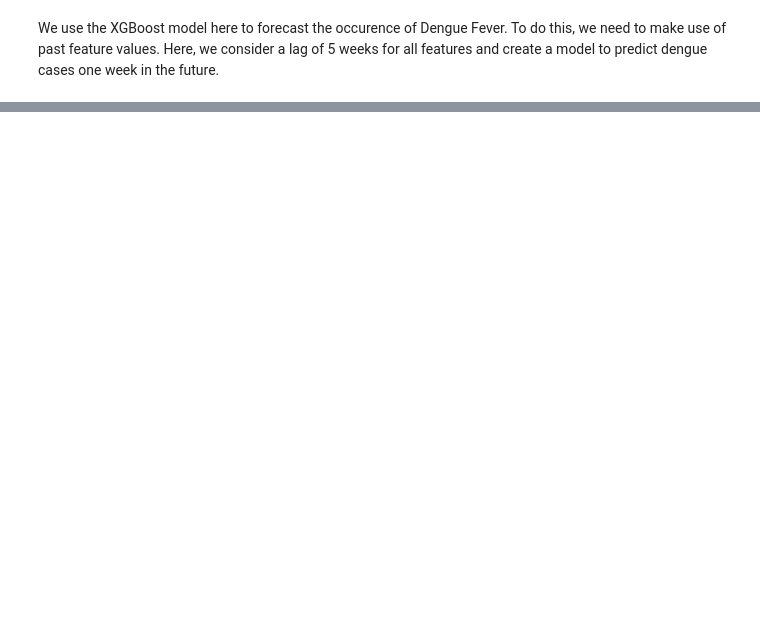
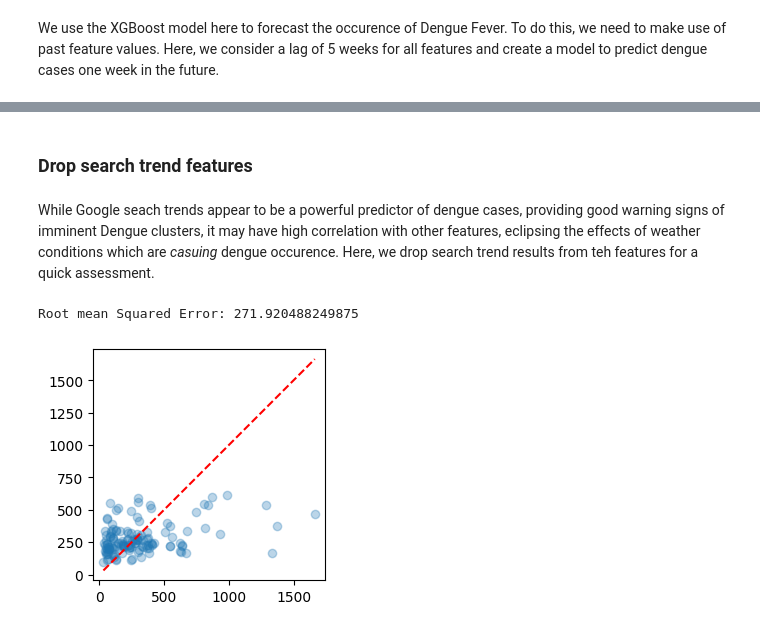
Before and after one commit to kampungkat/dengue-predictor, a Jupyter notebook: TFC_temp/TFC_EDA_model.ipynb, the cells around one changed output, grey strips where cells are left out. Drawn from its saved outputs; the diff is of its cells as text; code cells hidden in the pictures; blank space fills up the shorter version.

```diff
--- a/TFC_temp/TFC_EDA_model.ipynb
+++ b/TFC_temp/TFC_EDA_model.ipynb
@@ -378,0 +471,4 @@ Root mean Squared Error: 209.71134500552176
+# %% [markdown]
+### Drop search trend features
+# %% [markdown]
+While Google seach trends appear to be a powerful predictor of dengue cases, providing good warning signs of imminent Dengue clusters, it may have high correlation with other features, eclipsing the effects of weather conditions which are _casuing_ dengue occurence. Here, we drop search trend results from teh features for a quick assessment.
@@ -378,0 +511,36 @@ Root mean Squared Error: 209.71134500552176
+# %%
+# Define parameters for XGBoost
+params = {
+    'learning_rate': 0.1,
+    'n_estimators': 1000,
+    'max_depth': 8,
+    'min_child_weight': 1,
+    'gamma': 0.6,
+    'subsample': 0.8,
+    'colsample_bytree': 0.8,
+    'reg_lambda': 1,
+    'reg_alpha': 1,
+    'objective': 'reg:squarederror',
+    'random_state': 42
+}
+
+# Initialize XGBoost regressor with defined parameters
+model = xgb.XGBRegressor(**params)
+
+# Train the model
+model.fit(X_train, y_train)
+
+# Make predictions on the test set
+y_pred = model.predict(X_test)
+
+# Evaluate the model
+rmse = np.sqrt(mean_squared_error(y_test, y_pred))
+print(f"Root mean Squared Error: {rmse}")
+
+fig, ax = plt.subplots(1,1,figsize=(3,3))
+ax.scatter(y_test,y_pred,alpha=0.3)
+ax.plot([np.min(y_test), np.max(y_test)], [np.min(y_test), np.max(y_test)], color='red', linestyle='--')
+ax.axis('equal');
+# %% [output]
+Root mean Squared Error: 271.920488249875
+[figure, added]
```
Also changed, not shown: parts of 27 cells of this notebook.
